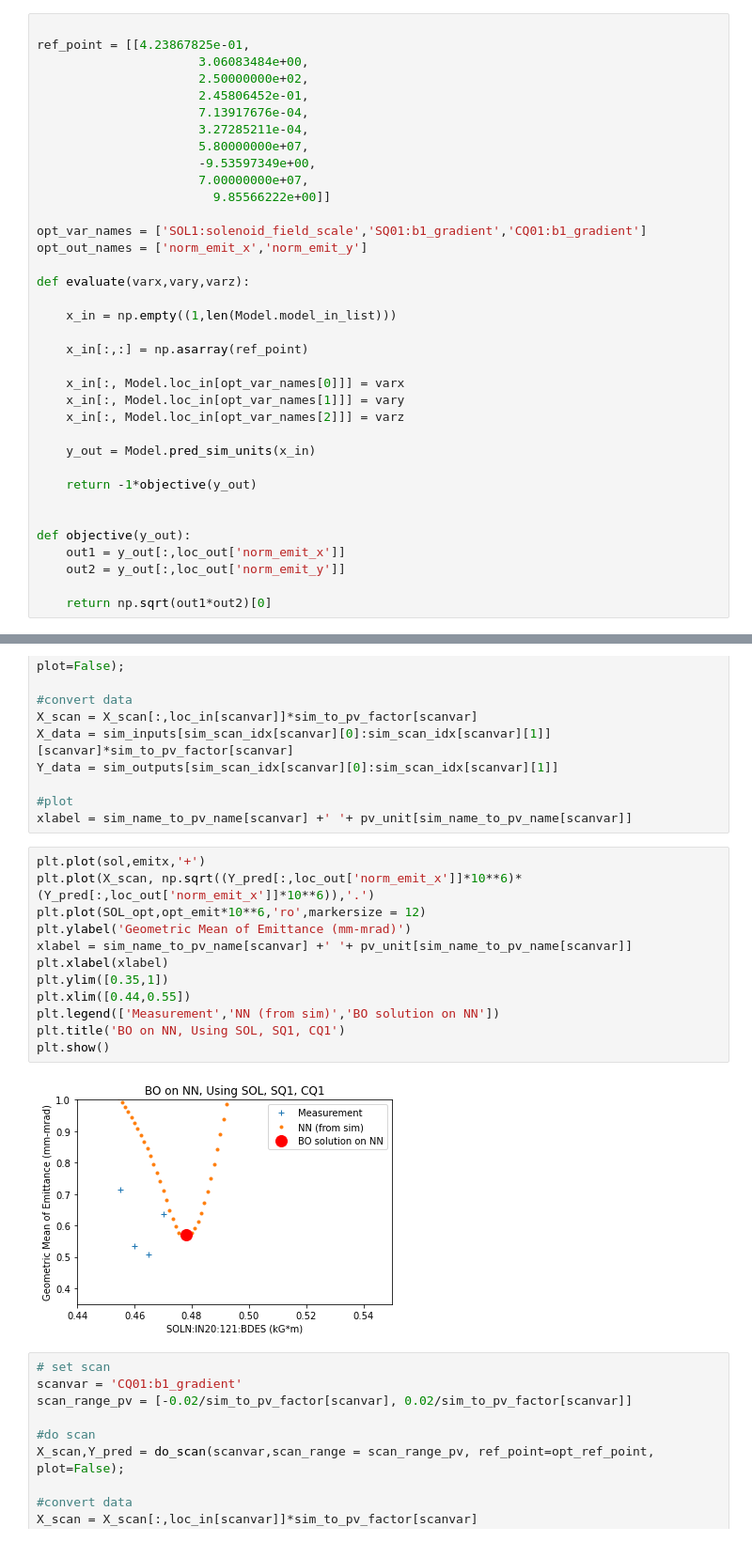
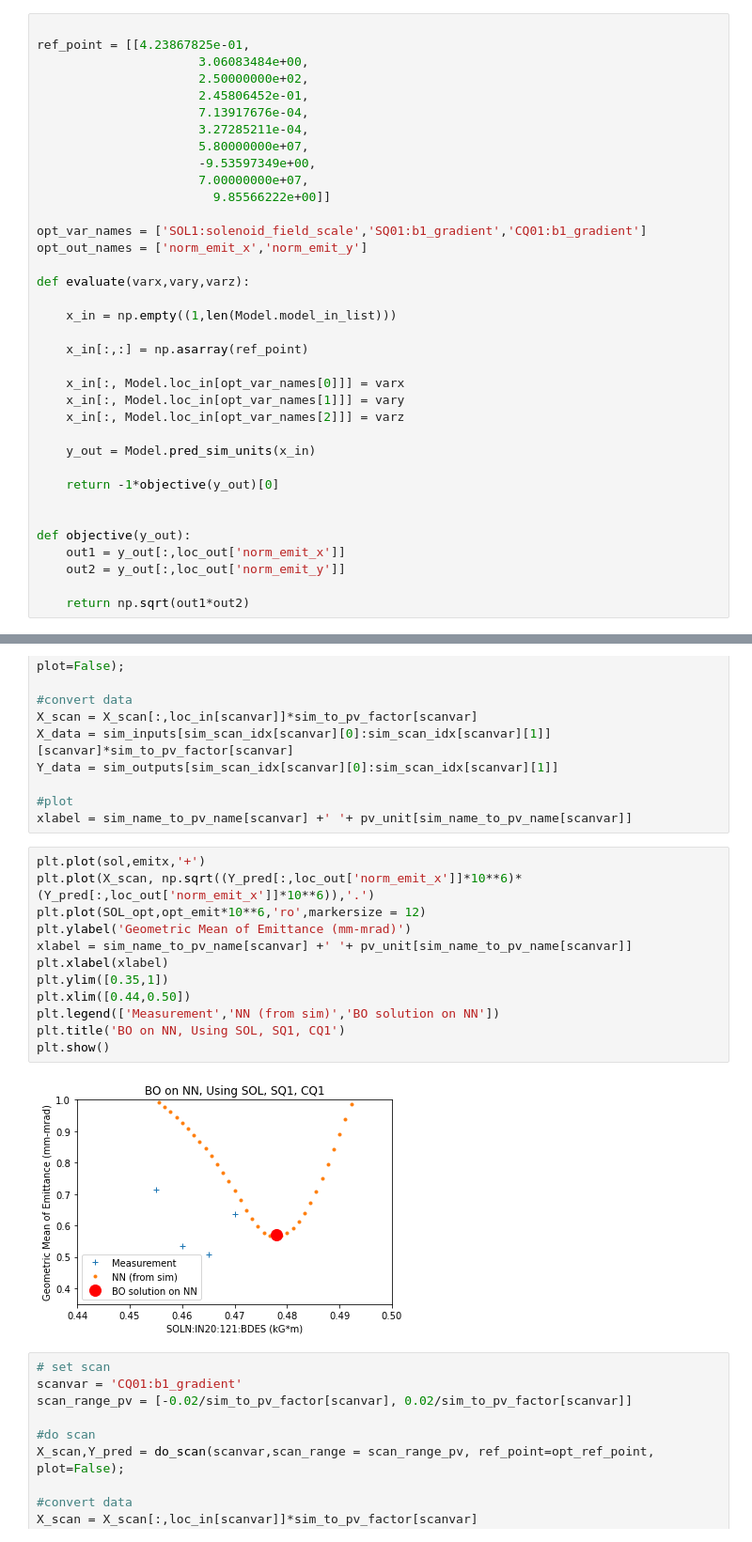
Before and after one commit to singh96aman/lcls_cu_injector_tuning, a Jupyter notebook: models/simple_models/LCLS_Cu_Inj_scalar_beam_size_emit_OTR2_EASY.ipynb, the cells around one changed output, grey strips where cells are left out. Shown at 94% size. Drawn from its saved outputs; the diff is of its cells as text.

```diff
--- a/models/simple_models/LCLS_Cu_Inj_scalar_beam_size_emit_OTR2_EASY.ipynb
+++ b/models/simple_models/LCLS_Cu_Inj_scalar_beam_size_emit_OTR2_EASY.ipynb
@@ -671,14 +674,14 @@ def evaluate(varx,vary,varz):
 
     y_out = Model.pred_sim_units(x_in)
 
-    return -1*objective(y_out)
+    return -1*objective(y_out)[0]
 
 
 def objective(y_out):
     out1 = y_out[:,loc_out['norm_emit_x']]
     out2 = y_out[:,loc_out['norm_emit_y']]
 
-    return np.sqrt(out1*out2)[0]
+    return np.sqrt(out1*out2)
 # %%
 from bayes_opt import BayesianOptimization
 
@@ -768,17 +771,17 @@ xlabel = sim_name_to_pv_name[scanvar] +' '+ pv_unit[sim_name_to_pv_name[scanvar]
 # %%
 plt.plot(sol,emitx,'+')
 plt.plot(X_scan, np.sqrt((Y_pred[:,loc_out['norm_emit_x']]*10**6)*(Y_pred[:,loc_out['norm_emit_x']]*10**6)),'.')
 plt.plot(SOL_opt,opt_emit*10**6,'ro',markersize = 12)
 plt.ylabel('Geometric Mean of Emittance (mm-mrad)')
 xlabel = sim_name_to_pv_name[scanvar] +' '+ pv_unit[sim_name_to_pv_name[scanvar]]
 plt.xlabel(xlabel)
 plt.ylim([0.35,1])
-plt.xlim([0.44,0.55])
+plt.xlim([0.44,0.50])
 plt.legend(['Measurement','NN (from sim)','BO solution on NN'])
 plt.title('BO on NN, Using SOL, SQ1, CQ1')
 plt.show()
 # %% [output]
-[figure, old version]
+[figure, new version]
 # %%
 # set scan
 scanvar = 'CQ01:b1_gradient'
```
Also changed, not shown: parts of 10 cells of this notebook.
